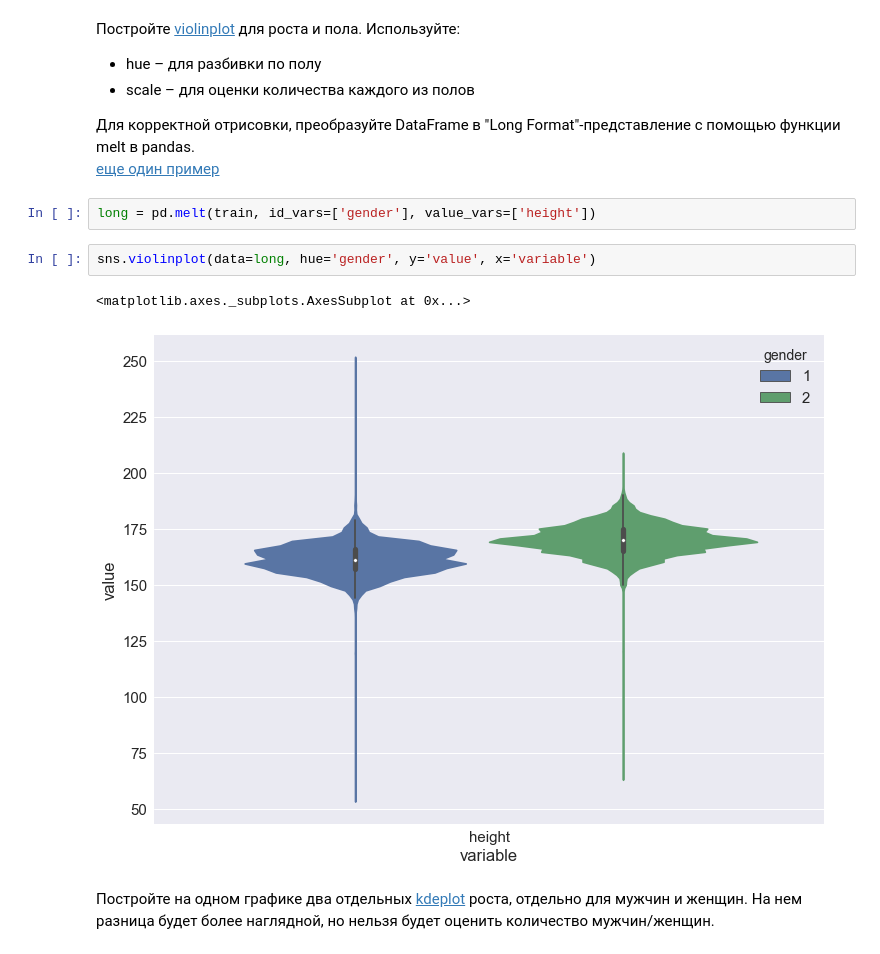
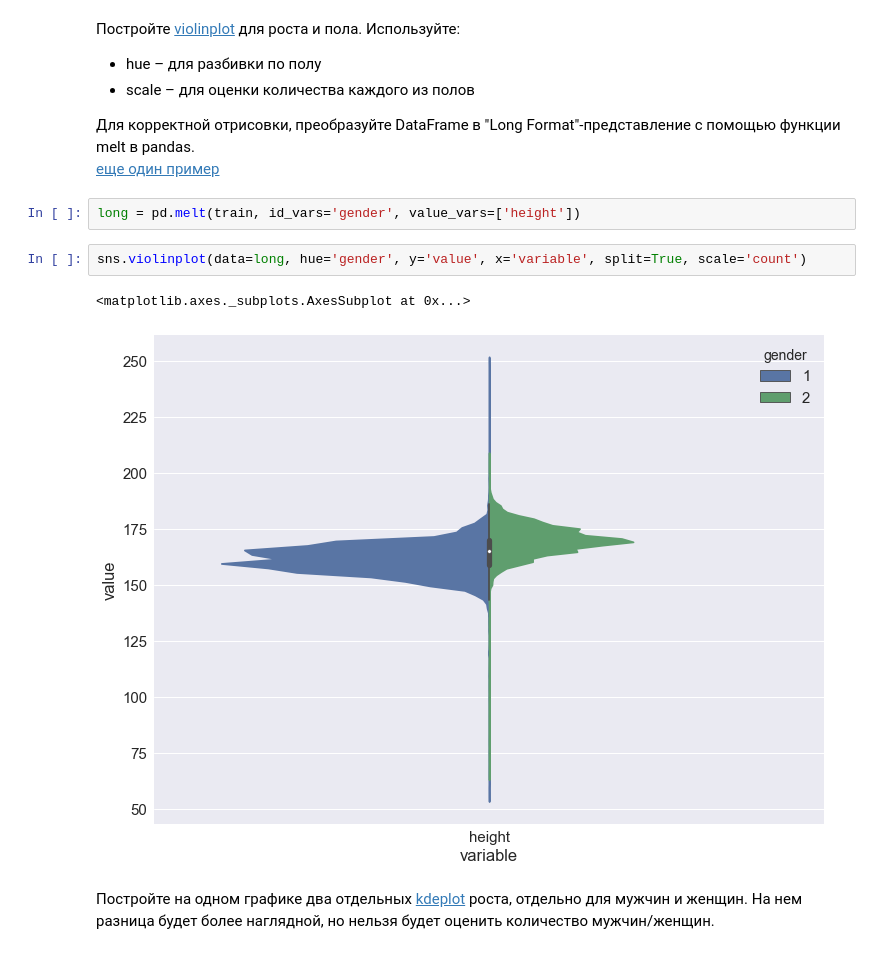
Before and after one commit to frolovconst/mlcourse_open, a Jupyter notebook: jupyter_russian/homeworks/hw2_session3_visual_data_analysis-Copy1.ipynb, the cells around one changed output. Saved outputs shown, nothing was run; the diff lists cells and outputs as text.

```diff
--- a/jupyter_russian/homeworks/hw2_session3_visual_data_analysis-Copy1.ipynb
+++ b/jupyter_russian/homeworks/hw2_session3_visual_data_analysis-Copy1.ipynb
@@ -211,11 +211,11 @@ sns.heatmap(train.corr())
 <br>
 [еще один пример](https://stackoverflow.com/a/41575149/3338479)
 # %%
-long = pd.melt(train, id_vars=['gender'], value_vars=['height'])
+long = pd.melt(train, id_vars='gender', value_vars=['height'])
 # %%
-sns.violinplot(data=long, hue='gender', y='value', x='variable')
+sns.violinplot(data=long, hue='gender', y='value', x='variable', split=True, scale='count')
 # %% [output]
 <matplotlib.axes._subplots.AxesSubplot at 0x...>
-[figure, old version]
+[figure, new version]
 # %% [markdown]
 Постройте на одном графике два отдельных [kdeplot](https://seaborn.pydata.org/generated/seaborn.kdeplot.html) роста, отдельно для мужчин и женщин. На нем разница будет более наглядной, но нельзя будет оценить количество мужчин/женщин.
```
Also changed, not shown: parts of 5 cells of this notebook.
